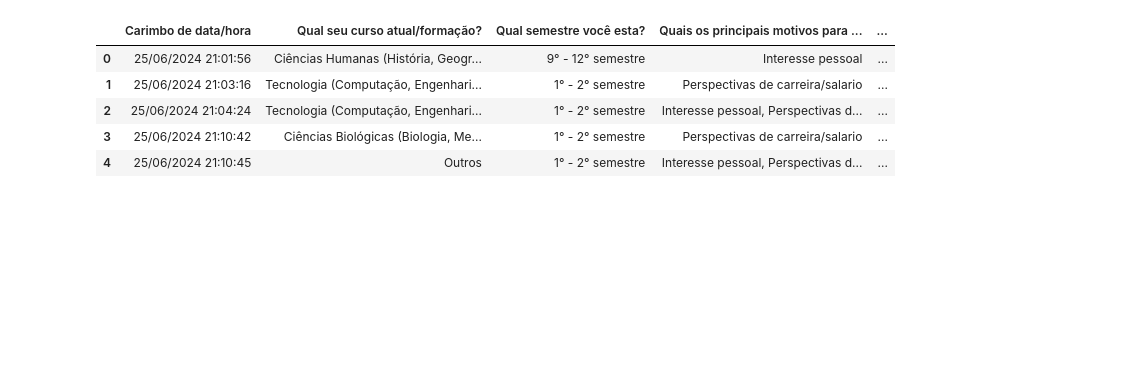
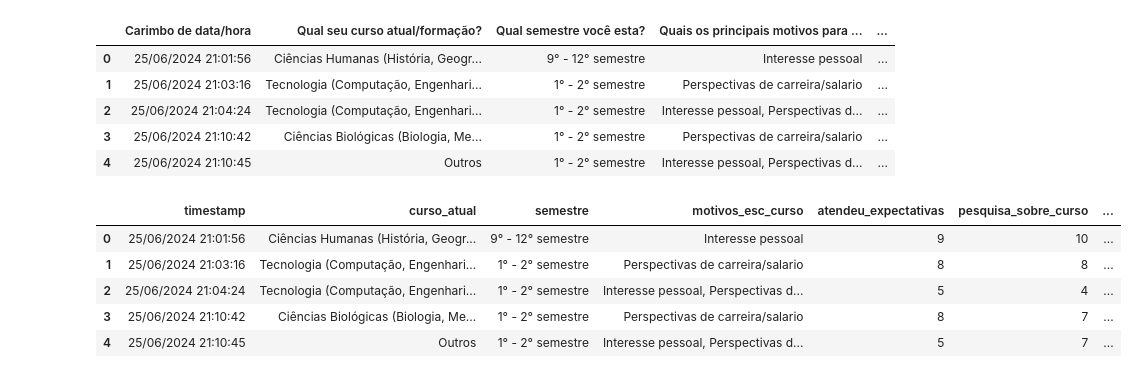
Before and after one commit to MarcosBristot/TrabalhoPosser, a Jupyter notebook: main.ipynb, the cells around one changed output. Saved outputs shown, nothing was run; the diff lists cells and outputs as text; code cells hidden in the pictures; blank space fills up the shorter version.

```diff
--- a/main.ipynb
+++ b/main.ipynb
@@ -10,10 +10,16 @@ df.head()
 | 2 | 25/06/2024 21:04:24 | Tecnologia (Computação, Engenhari... | 1° - 2° semestre | Interesse pessoal, Perspectivas d... | ... |
 | 3 | 25/06/2024 21:10:42 | Ciências Biológicas (Biologia, Me... | 1° - 2° semestre | Perspectivas de carreira/salario | ... |
 | 4 | 25/06/2024 21:10:45 | Outros | 1° - 2° semestre | Interesse pessoal, Perspectivas d... | ... |
-# %%
-# Removendo duplicatas
-df = df.drop_duplicates()
 # %%
 # Renomeando as colunas para facilitar a análise
 df.columns = ['timestamp', 'curso_atual', 'semestre', 'motivos_esc_curso', 'atendeu_expectativas', 'pesquisa_sobre_curso',
               'sentiu_incerteza', 'fatores_incerteza', 'sentiu_arrependimento', 'motivos_arrependimento', 'considerou_mudar_curso', 'fatores_mudar_curso']
+# %%
+df.head()
+# %% [output]
+|  | timestamp | curso_atual | semestre | motivos_esc_curso | atendeu_expectativas | pesquisa_sobre_curso | ... |
+| 0 | 25/06/2024 21:01:56 | Ciências Humanas (História, Geogr... | 9° - 12° semestre | Interesse pessoal | 9 | 10 | ... |
+| 1 | 25/06/2024 21:03:16 | Tecnologia (Computação, Engenhari... | 1° - 2° semestre | Perspectivas de carreira/salario | 8 | 8 | ... |
+| 2 | 25/06/2024 21:04:24 | Tecnologia (Computação, Engenhari... | 1° - 2° semestre | Interesse pessoal, Perspectivas d... | 5 | 4 | ... |
+| 3 | 25/06/2024 21:10:42 | Ciências Biológicas (Biologia, Me... | 1° - 2° semestre | Perspectivas de carreira/salario | 8 | 7 | ... |
+| 4 | 25/06/2024 21:10:45 | Outros | 1° - 2° semestre | Interesse pessoal, Perspectivas d... | 5 | 7 | ... |
```
Also changed, not shown: parts of 10 cells of this notebook.
